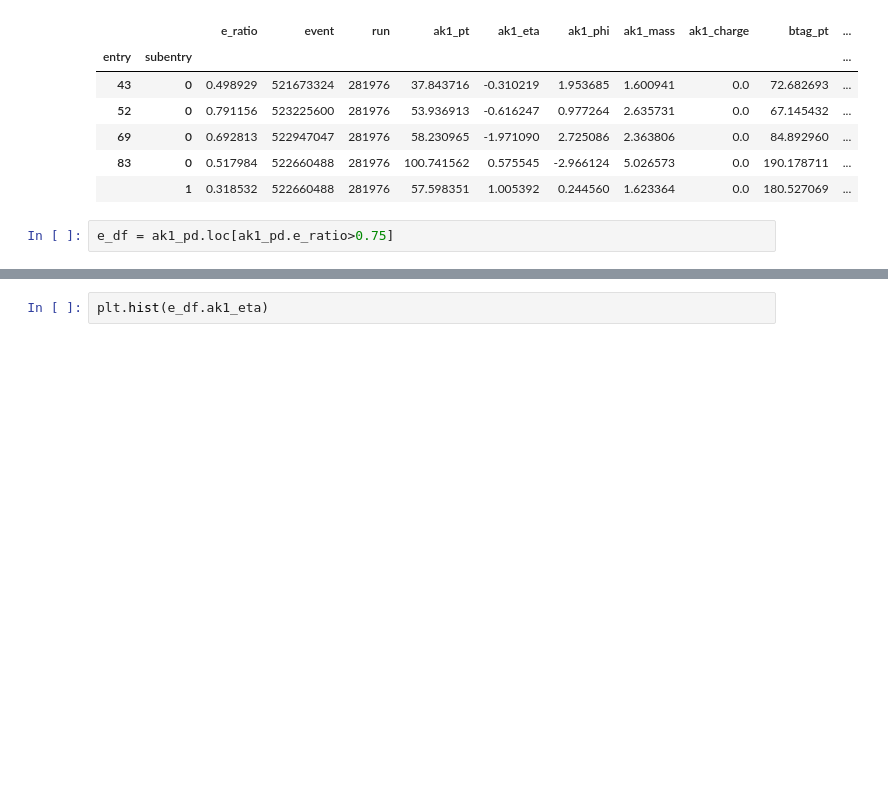
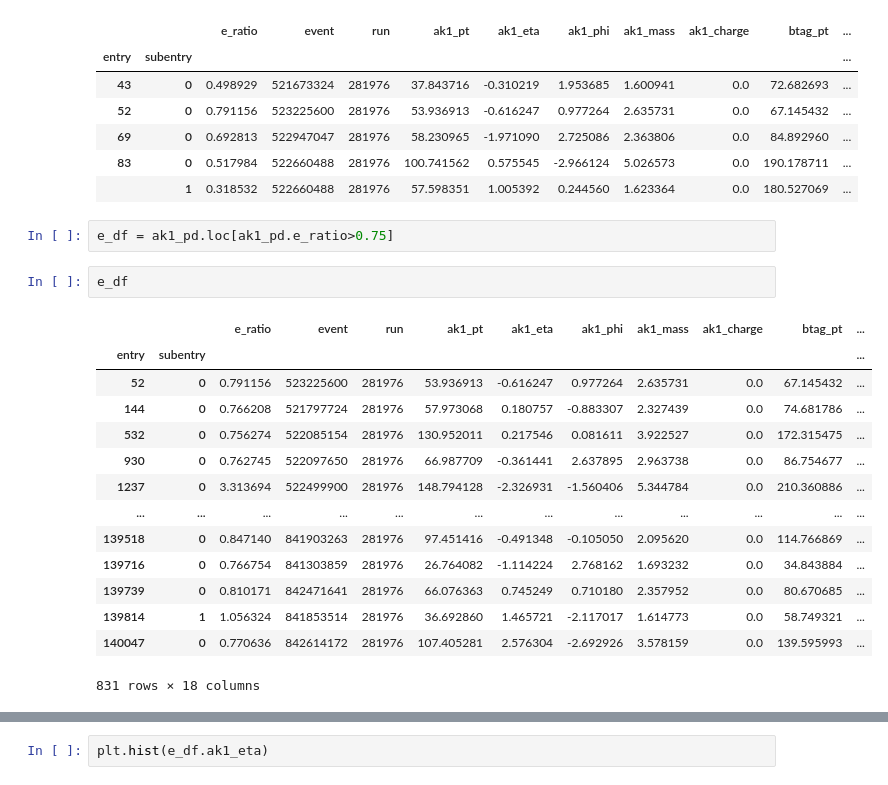
Before and after one commit to LiamMeurer/WSUJPsiIsoCharm, a Jupyter notebook: miniaod_test.ipynb, the cells around one changed output, grey strips where cells are left out. Drawn from its saved outputs; the diff is of its cells as text; blank space fills up the shorter version.

```diff
--- a/miniaod_test.ipynb
+++ b/miniaod_test.ipynb
@@ -286,4 +379,21 @@ ak1_pd.head()
 |  | 1 | 0.318532 | 522660488 | 281976 | 57.598351 | 1.005392 | 0.244560 | 1.623364 | 0.0 | 180.527069 | ... |
 # %%
 e_df = ak1_pd.loc[ak1_pd.e_ratio>0.75]
+# %%
+e_df
+# %% [output]
+|  |  | e_ratio | event | run | ak1_pt | ak1_eta | ak1_phi | ak1_mass | ak1_charge | btag_pt | ... |
+| entry | subentry |  |  |  |  |  |  |  |  |  | ... |
+| 52 | 0 | 0.791156 | 523225600 | 281976 | 53.936913 | -0.616247 | 0.977264 | 2.635731 | 0.0 | 67.145432 | ... |
+| 144 | 0 | 0.766208 | 521797724 | 281976 | 57.973068 | 0.180757 | -0.883307 | 2.327439 | 0.0 | 74.681786 | ... |
+| 532 | 0 | 0.756274 | 522085154 | 281976 | 130.952011 | 0.217546 | 0.081611 | 3.922527 | 0.0 | 172.315475 | ... |
+| 930 | 0 | 0.762745 | 522097650 | 281976 | 66.987709 | -0.361441 | 2.637895 | 2.963738 | 0.0 | 86.754677 | ... |
+| 1237 | 0 | 3.313694 | 522499900 | 281976 | 148.794128 | -2.326931 | -1.560406 | 5.344784 | 0.0 | 210.360886 | ... |
+| ... | ... | ... | ... | ... | ... | ... | ... | ... | ... | ... | ... |
+| 139518 | 0 | 0.847140 | 841903263 | 281976 | 97.451416 | -0.491348 | -0.105050 | 2.095620 | 0.0 | 114.766869 | ... |
+| 139716 | 0 | 0.766754 | 841303859 | 281976 | 26.764082 | -1.114224 | 2.768162 | 1.693232 | 0.0 | 34.843884 | ... |
+| 139739 | 0 | 0.810171 | 842471641 | 281976 | 66.076363 | 0.745249 | 0.710180 | 2.357952 | 0.0 | 80.670685 | ... |
+| 139814 | 1 | 1.056324 | 841853514 | 281976 | 36.692860 | 1.465721 | -2.117017 | 1.614773 | 0.0 | 58.749321 | ... |
+| 140047 | 0 | 0.770636 | 842614172 | 281976 | 107.405281 | 2.576304 | -2.692926 | 3.578159 | 0.0 | 139.595993 | ... |
+831 rows × 18 columns
 # %%
```
Also changed, not shown: parts of 13 cells of this notebook.
